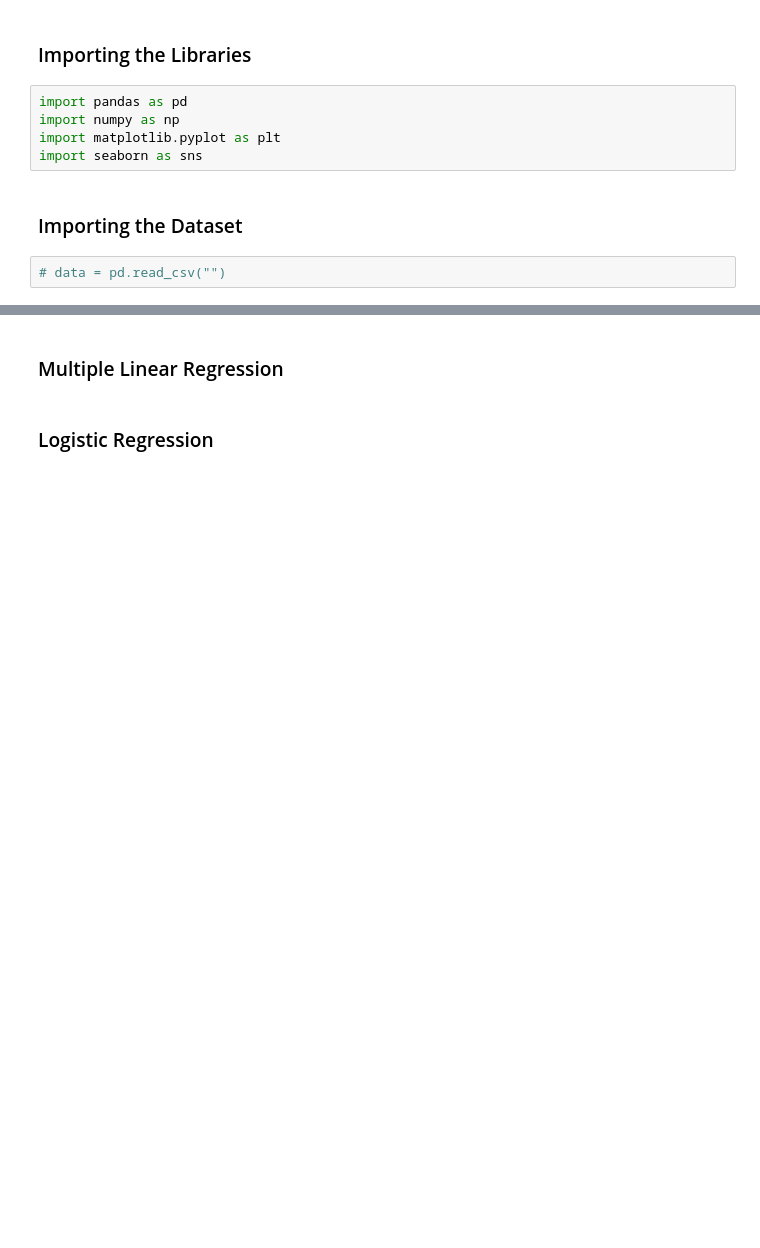
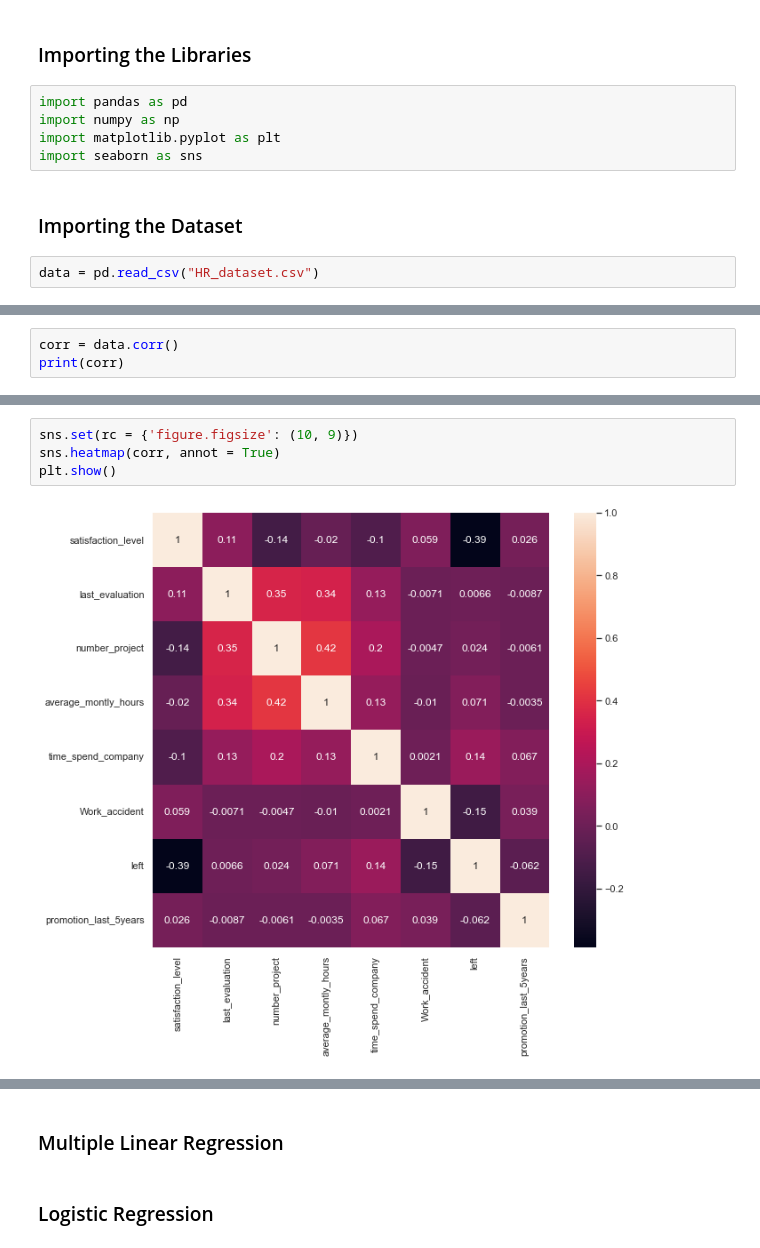
Before and after one commit to morganhardin/DS160_Final_Project_MEH, a Jupyter notebook: DS160_Final_Project_MEH.ipynb, the cells around one changed output, grey strips where cells are left out. Saved outputs shown, nothing was run; the diff lists cells and outputs as text; blank space fills up the shorter version.

Commit message:
did exploratory analysis on HR dataset

```diff
--- a/DS160_Final_Project_MEH.ipynb
+++ b/DS160_Final_Project_MEH.ipynb
@@ -22,5 +22,5 @@ import seaborn as sns
 # %% [markdown]
 ### Importing the Dataset
 # %%
-# data = pd.read_csv("")
+data = pd.read_csv("HR_dataset.csv")
 # %% [markdown]
@@ -27,0 +121,3 @@ import seaborn as sns
+# %%
+corr = data.corr()
+print(corr)
@@ -27,0 +142,6 @@ import seaborn as sns
+# %%
+sns.set(rc = {'figure.figsize': (10, 9)})
+sns.heatmap(corr, annot = True)
+plt.show()
+# %% [output]
+[figure, added]
```
Also changed, not shown: parts of 45 cells of this notebook.
